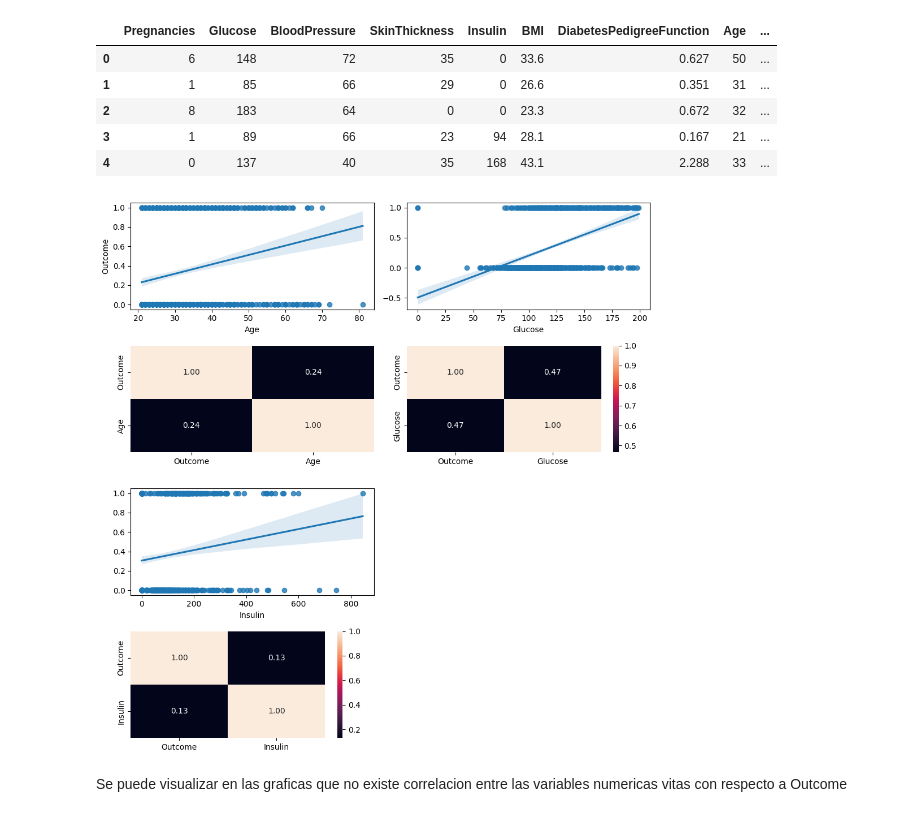
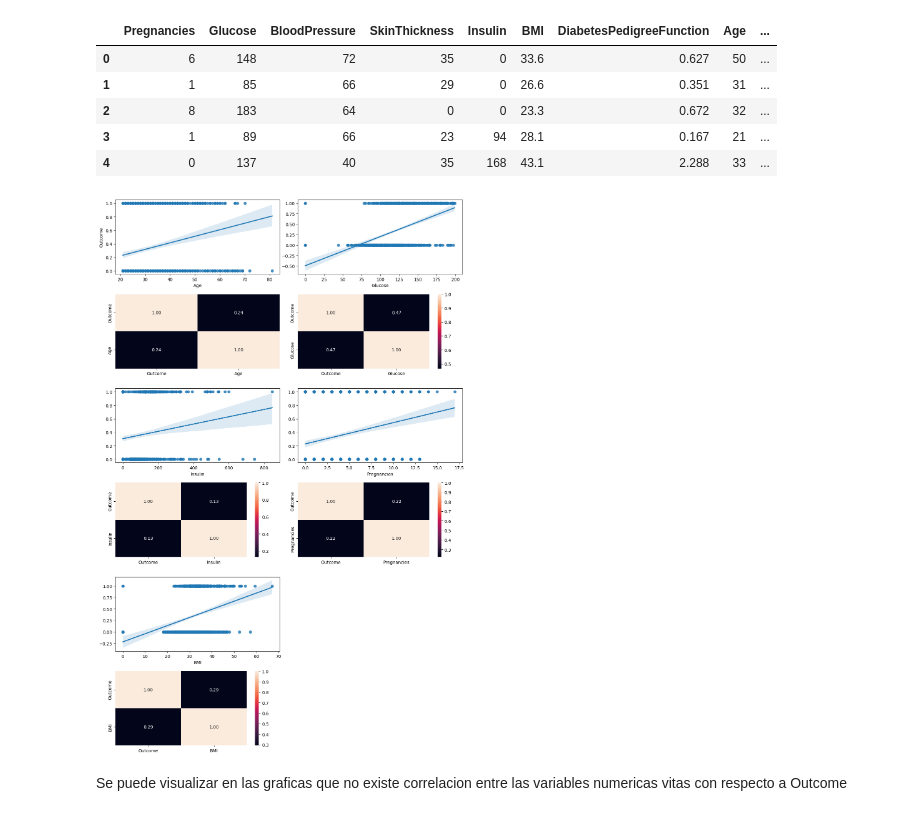
Before and after one commit to 4GeeksAcademy/Tulio-Gimenez-Tutorial-del-Proyecto-Arbol-de-Decision, a Jupyter notebook: src/explore.ipynb, the cells around one changed output. Cells and saved outputs as stored; diff of their text form; code cells hidden in the pictures.

```diff
--- a/src/explore.ipynb
+++ b/src/explore.ipynb
@@ -100,27 +122,33 @@ total_data.head()
 | 3 | 1 | 89 | 66 | 23 | 94 | 28.1 | 0.167 | 21 | ... |
 | 4 | 0 | 137 | 40 | 35 | 168 | 43.1 | 2.288 | 33 | ... |
 # %%
-fig, axis = plt.subplots(4, 2, figsize = (10, 10))
+fig, axis = plt.subplots(6, 2, figsize = (12, 18))
 
 sns.regplot(ax = axis[0, 0], data = total_data, x = "Age", y = "Outcome")
 sns.heatmap(total_data[["Outcome", "Age"]].corr(), annot = True, fmt = ".2f", ax = axis[1, 0], cbar = False)
 
 sns.regplot(ax = axis[0, 1], data = total_data, x = "Glucose", y = "Outcome").set(ylabel = None)
 sns.heatmap(total_data[["Outcome", "Glucose"]].corr(), annot = True, fmt = ".2f", ax = axis[1, 1])
 
 sns.regplot(ax = axis[2, 0], data = total_data, x = "Insulin", y = "Outcome").set(ylabel = None)
 sns.heatmap(total_data[["Outcome", "Insulin"]].corr(), annot = True, fmt = ".2f", ax = axis[3, 0])
 
-fig.delaxes(axis[2, 1])
-fig.delaxes(axis[3, 1])
+sns.regplot(ax = axis[2, 1], data = total_data, x = "Pregnancies", y = "Outcome").set(ylabel = None)
+sns.heatmap(total_data[["Outcome", "Pregnancies"]].corr(), annot = True, fmt = ".2f", ax = axis[3, 1])
+
+sns.regplot(ax = axis[4, 0], data = total_data, x = "BMI", y = "Outcome").set(ylabel = None)
+sns.heatmap(total_data[["Outcome", "BMI"]].corr(), annot = True, fmt = ".2f", ax = axis[5, 0])
+
+fig.delaxes(axis[4, 1])
+fig.delaxes(axis[5, 1])
 
 # Adjust layout
 plt.tight_layout()
 
 # Show the plot
 plt.show()
 # %% [output]
-[figure, old version]
+[figure, new version]
 # %% [markdown]
 Se puede visualizar en las graficas que no existe correlacion entre las variables numericas vitas con respecto a Outcome
 # %% [markdown]
```
Also changed, not shown: parts of 14 cells of this notebook, 15 other files.
